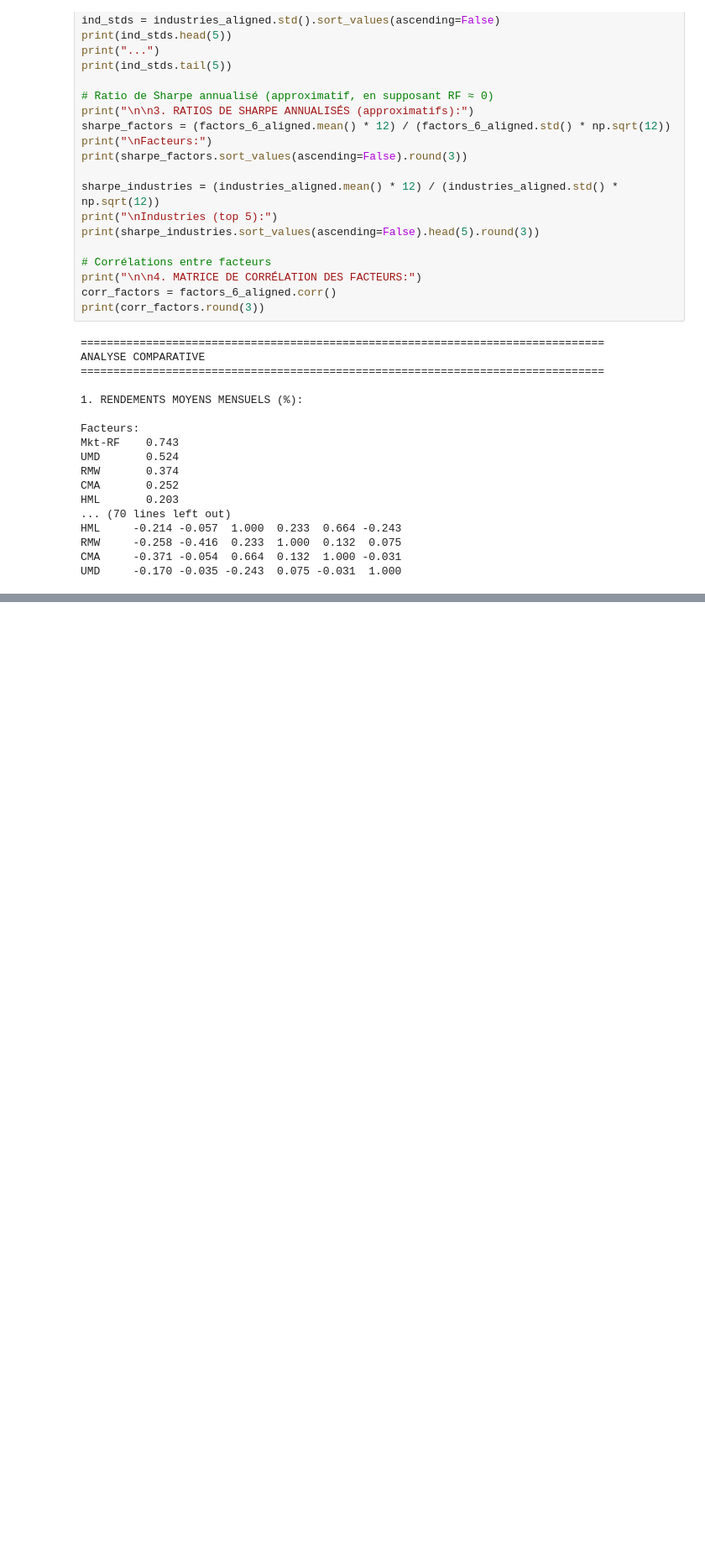
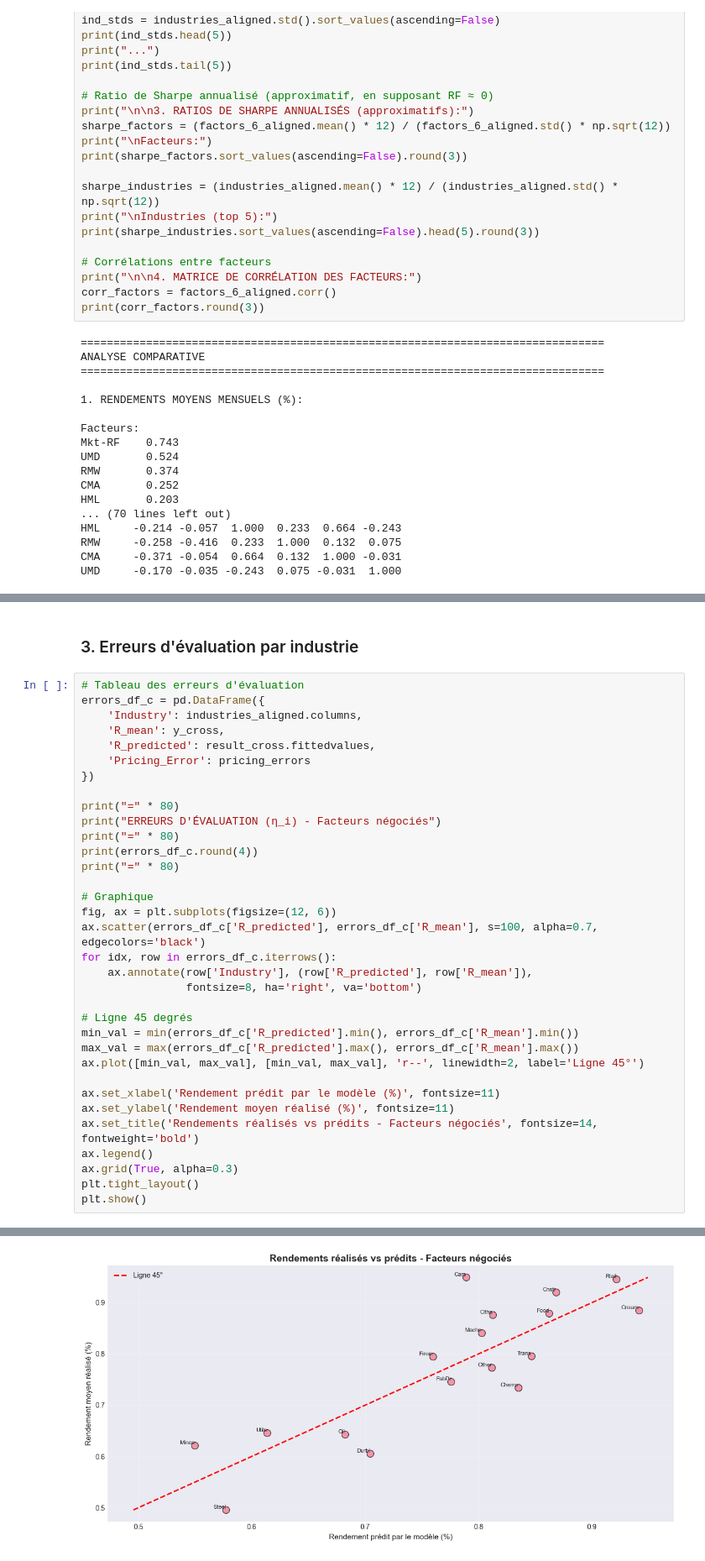
Before and after one commit to jeansimon18/Devoir-3, a Jupyter notebook: Devoir 3.ipynb, the cells around one changed output, grey strips where cells are left out. Shown at 84% size. Drawn from its saved outputs; the diff is of its cells as text; blank space fills up the shorter version.

```diff
--- a/Devoir 3.ipynb
+++ b/Devoir 3.ipynb
@@ -362,0 +659,37 @@ UMD     -0.170 -0.035 -0.243  0.075 -0.031  1.000
+# %% [markdown]
+### 3. Erreurs d'évaluation par industrie
+# %%
+# Tableau des erreurs d'évaluation
+errors_df_c = pd.DataFrame({
+    'Industry': industries_aligned.columns,
+    'R_mean': y_cross,
+    'R_predicted': result_cross.fittedvalues,
+    'Pricing_Error': pricing_errors
+})
+
+print("=" * 80)
+print("ERREURS D'ÉVALUATION (η_i) - Facteurs négociés")
+print("=" * 80)
+print(errors_df_c.round(4))
+print("=" * 80)
+
+# Graphique
+fig, ax = plt.subplots(figsize=(12, 6))
+ax.scatter(errors_df_c['R_predicted'], errors_df_c['R_mean'], s=100, alpha=0.7, edgecolors='black')
+for idx, row in errors_df_c.iterrows():
+    ax.annotate(row['Industry'], (row['R_predicted'], row['R_mean']),
+                fontsize=8, ha='right', va='bottom')
+
+# Ligne 45 degrés
+min_val = min(errors_df_c['R_predicted'].min(), errors_df_c['R_mean'].min())
+max_val = max(errors_df_c['R_predicted'].max(), errors_df_c['R_mean'].max())
+ax.plot([min_val, max_val], [min_val, max_val], 'r--', linewidth=2, label='Ligne 45°')
+
+ax.set_xlabel('Rendement prédit par le modèle (%)', fontsize=11)
+ax.set_ylabel('Rendement moyen réalisé (%)', fontsize=11)
+ax.set_title('Rendements réalisés vs prédits - Facteurs négociés', fontsize=14, fontweight='bold')
+ax.legend()
+ax.grid(True, alpha=0.3)
+plt.tight_layout()
+plt.show()
+# %% [output]
@@ -362,0 +713 @@ UMD     -0.170 -0.035 -0.243  0.075 -0.031  1.000
+[figure, added]
```
Also changed, not shown: parts of 24 cells of this notebook.
